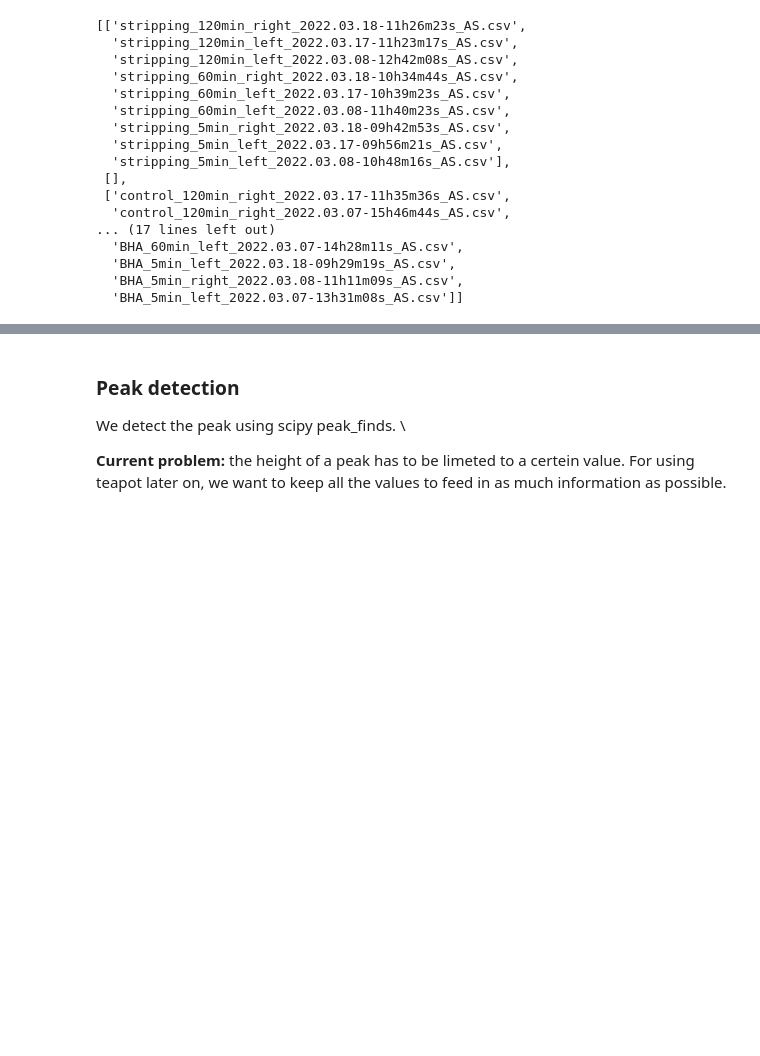
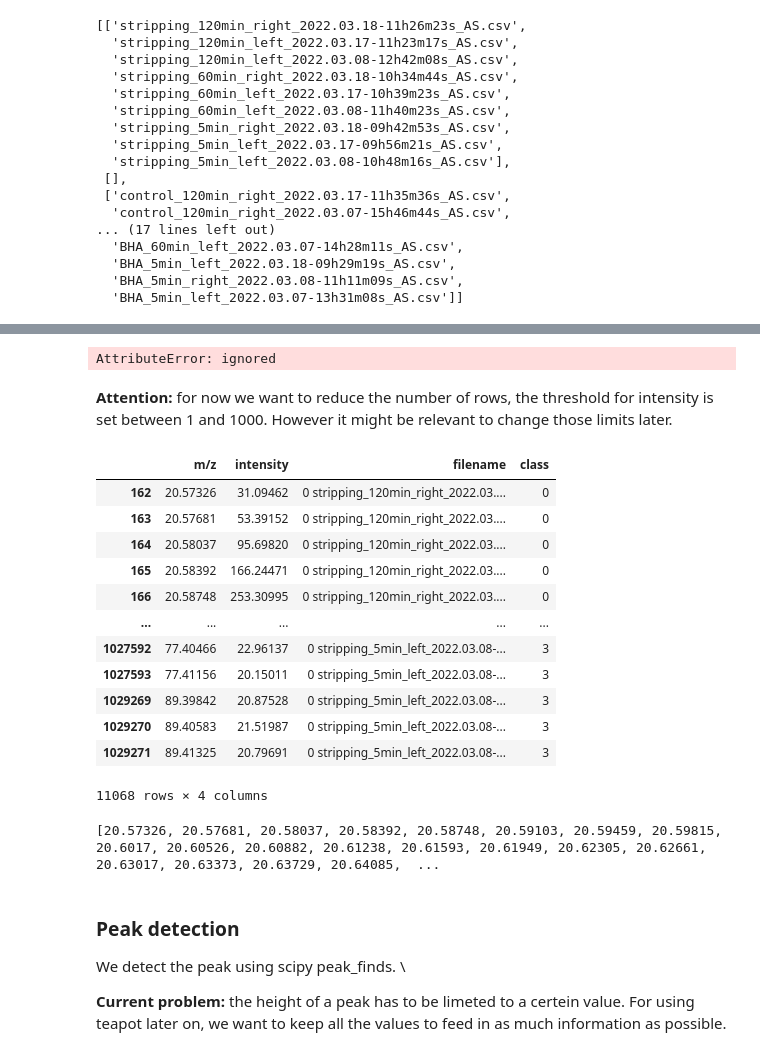
Before and after one commit to CharKuehl/DermalVOCs, a Jupyter notebook: PTR_Spectra_Analysis.ipynb, the cells around one changed output, grey strips where cells are left out. Drawn from its saved outputs; the diff is of its cells as text; code cells hidden in the pictures; blank space fills up the shorter version.

Commit message:
before building new df with file names

```diff
--- a/PTR_Spectra_Analysis.ipynb
+++ b/PTR_Spectra_Analysis.ipynb
@@ -91,3 +91,6 @@ list_files
   'BHA_5min_left_2022.03.18-09h29m19s_AS.csv',
   'BHA_5min_right_2022.03.08-11h11m09s_AS.csv',
   'BHA_5min_left_2022.03.07-13h31m08s_AS.csv']]
+# %%
+filenames_df = pd.DataFrame(list_files)
+filenames_df
@@ -94,5 +105,6 @@ list_files
 # %%
 # make a list ('PTR_df_list') of all PTR dataframes by reading in all csv files inside all folders
+import os.path
 
 label = [l for l in range(0,len(all_PTR_files_list))]
 PTR_df_list = []
@@ -102,10 +114,13 @@ for i in range(0,len(all_PTR_files_list)):
     for file in list_files[i]:
 
         file = pd.read_csv(PTR_path+'/'+folder_names+'/'+str(file),sep=';')
+        file['filename'] = os.path.basename(PTR_path+'/'+folder_names+'/' + str(filenames_df[j])) #add file name as new column
         file['class'] = label[i]
-        file =file.drop(columns = ['Current_Mass','Current'])
+        file = file.drop(columns = ['Current_Mass','Current'])
         file = file.loc[(file['Average_Mass']> 20) & (file['Average_Mass'] < 300)].reset_index(drop=True)
         j += 1
         PTR_df_list.append(file)
+        #basename = os.path.basename(PTR_path+'/'+folder_names+'/' + str(filenames_df[j]))
+        #print(basename)
 # %%
 PTR_df_list
@@ -129,3 +161,58 @@ data_PTR
+# %%
+split_name = pd.data_PTR()
+split_name['bacteria'], splitbac['strain'], splitbac['medium'], splitbac['trial'] = tbac['Compounds'].str.split(r"\.|_",-1).str
+
+splitbac
+# %% [output]
+AttributeError: ignored
+# %% [markdown]
+**Attention:** for now we want to reduce the number of rows, the threshold for intensity is set between 1 and 1000. However it might be relevant to change those limits later.
+# %%
+#relevant m/z values
+data_PTR = data_PTR.rename(columns={"Average_Mass": "m/z", "Average": "intensity"})
+data_PTR = data_PTR[data_PTR['m/z'] > 19]
+data_PTR = data_PTR[data_PTR['m/z'] < 200]
+
+#relevant intensity values
+data_PTR = data_PTR.rename(columns={"Average_Mass": "m/z", "Average": "intensity"})
+data_PTR = data_PTR[data_PTR['intensity'] > 20]
+data_PTR = data_PTR[data_PTR['m/z'] < 1000]
+data_PTR
+# %% [output]
+|  | m/z | intensity | filename | class |
+| 162 | 20.57326 | 31.09462 | 0 stripping_120min_right_2022.03.... | 0 |
+| 163 | 20.57681 | 53.39152 | 0 stripping_120min_right_2022.03.... | 0 |
+| 164 | 20.58037 | 95.69820 | 0 stripping_120min_right_2022.03.... | 0 |
+| 165 | 20.58392 | 166.24471 | 0 stripping_120min_right_2022.03.... | 0 |
+| 166 | 20.58748 | 253.30995 | 0 stripping_120min_right_2022.03.... | 0 |
+| ... | ... | ... | ... | ... |
+| 1027592 | 77.40466 | 22.96137 | 0 stripping_5min_left_2022.03.08-... | 3 |
+| 1027593 | 77.41156 | 20.15011 | 0 stripping_5min_left_2022.03.08-... | 3 |
+| 1029269 | 89.39842 | 20.87528 | 0 stripping_5min_left_2022.03.08-... | 3 |
+| 1029270 | 89.40583 | 21.51987 | 0 stripping_5min_left_2022.03.08-... | 3 |
+| 1029271 | 89.41325 | 20.79691 | 0 stripping_5min_left_2022.03.08-... | 3 |
+11068 rows × 4 columns
+# %%
+m_z_list = data_PTR['m/z'].values.tolist()
+print(m_z_list)
+attribute = []
+pop_count = 0
+duplicate_1 = m_z_list.copy()
+duplicate_2 = m_z_list.copy()
+for item_1 in m_z_list:
+
+    for item_2 in duplicate_1:
+# if difference between two values of m/z is smaller THAN 0.2 OR 0, remove the second item and restart
+        if abs(item_1-item_2)<=0.2 and abs(item_1-item_2)!=0:
+             if item_2 in duplicate_2:
+                duplicate_2.remove(item_2)
+
+    duplicate_1.pop(0)
+
+relevant_mz = np.unique(duplicate_2).tolist()
+rounded_mz = np.unique(duplicate_2).astype(int).tolist()
+# %% [output]
+[20.57326, 20.57681, 20.58037, 20.58392, 20.58748, 20.59103, 20.59459, 20.59815, 20.6017, 20.60526, 20.60882, 20.61238, 20.61593, 20.61949, 20.62305, 20.62661, 20.63017, 20.63373, 20.63729, 20.64085,  ...
 # %% [markdown]
 ### Peak detection
 We detect the peak using scipy peak_finds. \\
```
Also changed, not shown: parts of 40 cells of this notebook.
